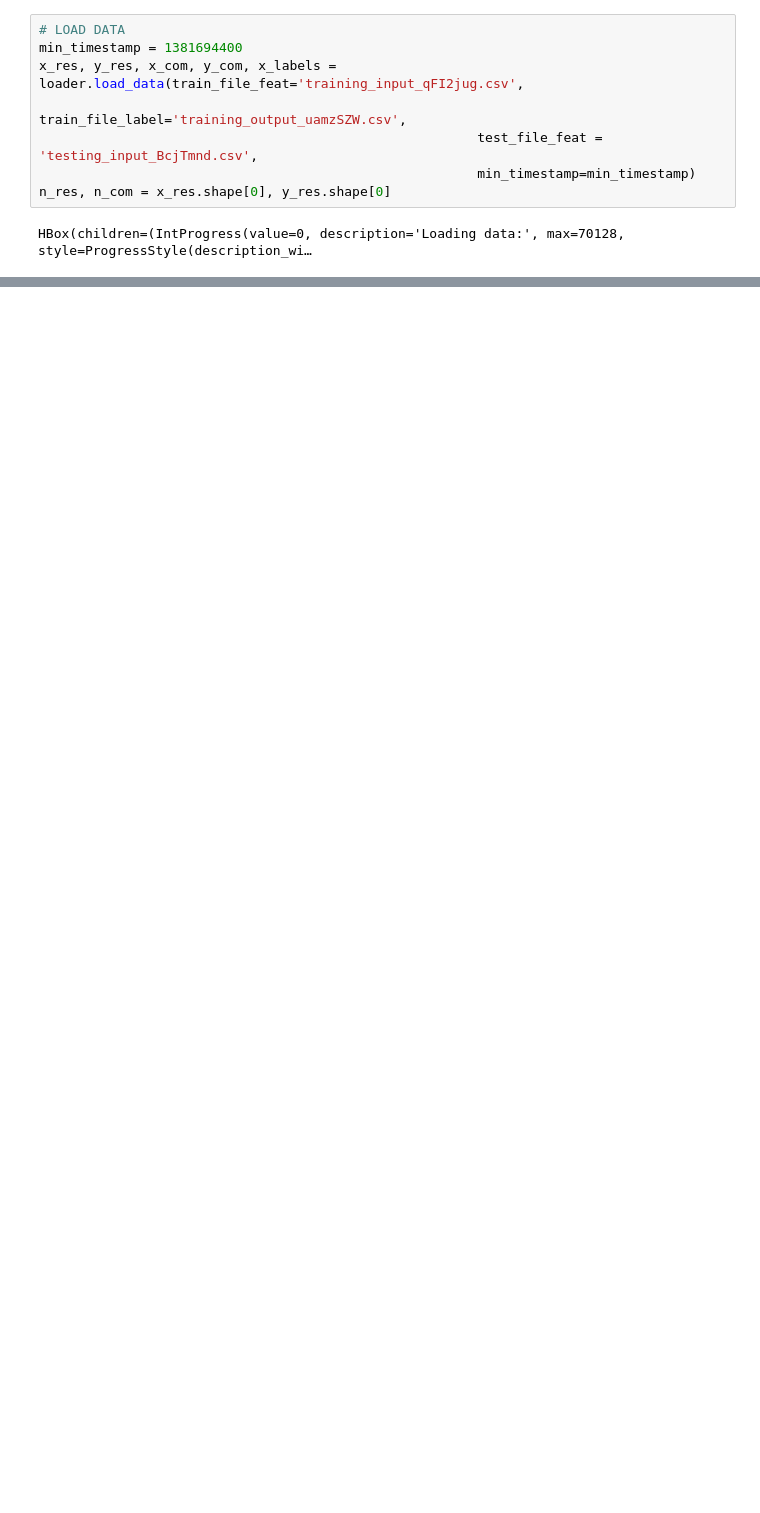
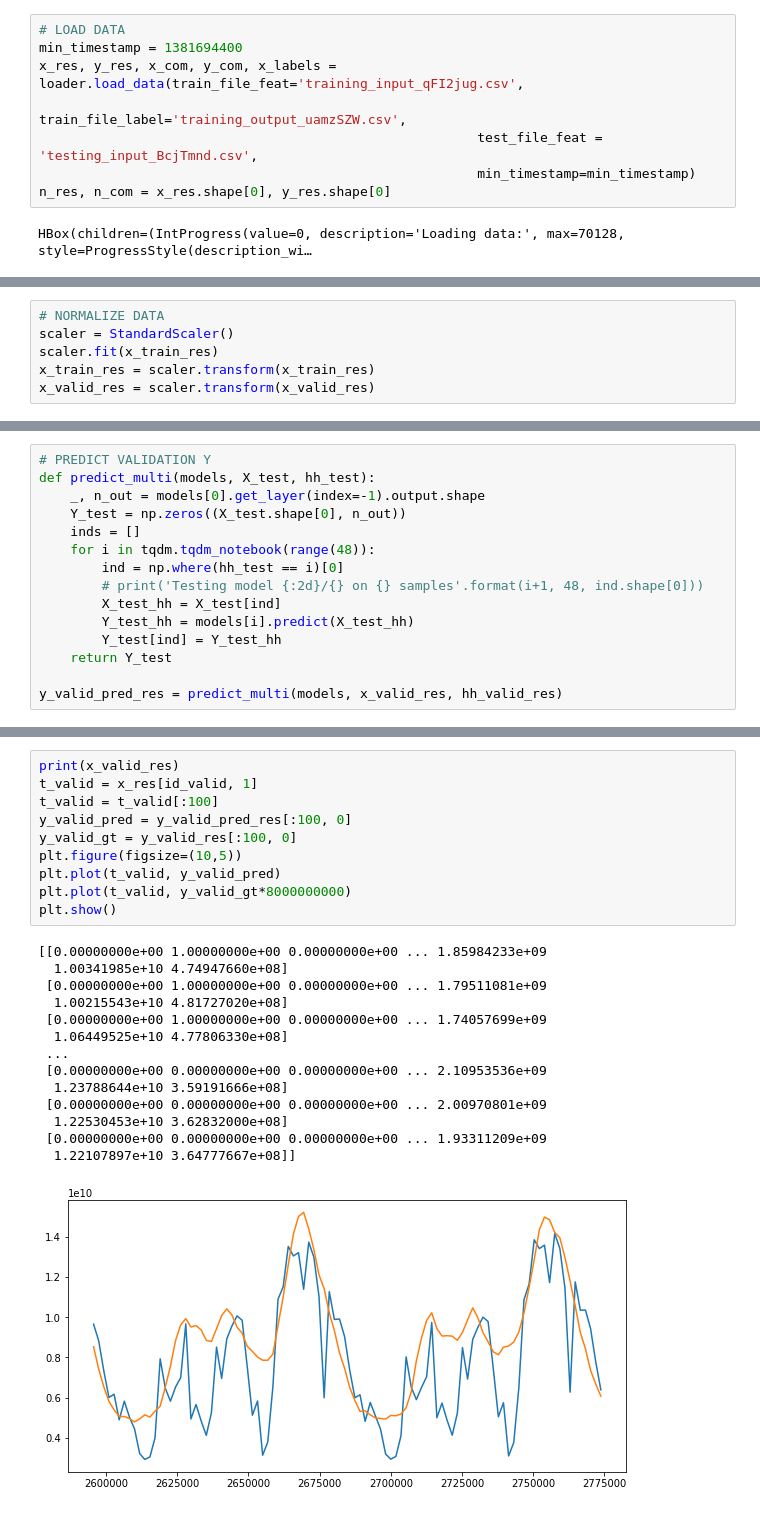
Before and after one commit to tangih/EnedisDataChallenge, a Jupyter notebook: main.ipynb, the cells around one changed output, grey strips where cells are left out. Saved outputs shown, nothing was run; the diff lists cells and outputs as text; blank space fills up the shorter version.

Commit message:
training + validation pipelines

```diff
--- a/main.ipynb
+++ b/main.ipynb
@@ -87,0 +120,6 @@ data.dayclass(x_res[0, 1], holidays)
+# %%
+# NORMALIZE DATA
+scaler = StandardScaler()
+scaler.fit(x_train_res)
+x_train_res = scaler.transform(x_train_res)
+x_valid_res = scaler.transform(x_valid_res)
@@ -87,0 +168,15 @@ data.dayclass(x_res[0, 1], holidays)
+# %%
+# PREDICT VALIDATION Y
+def predict_multi(models, X_test, hh_test):
+    _, n_out = models[0].get_layer(index=-1).output.shape
+    Y_test = np.zeros((X_test.shape[0], n_out))
+    inds = []
+    for i in tqdm.tqdm_notebook(range(48)):
+        ind = np.where(hh_test == i)[0]
+        # print('Testing model {:2d}/{} on {} samples'.format(i+1, 48, ind.shape[0]))
+        X_test_hh = X_test[ind]
+        Y_test_hh = models[i].predict(X_test_hh)
+        Y_test[ind] = Y_test_hh
+    return Y_test
+
+y_valid_pred_res = predict_multi(models, x_valid_res, hh_valid_res)
@@ -87,0 +185,25 @@ data.dayclass(x_res[0, 1], holidays)
+# %%
+print(x_valid_res)
+t_valid = x_res[id_valid, 1]
+t_valid = t_valid[:100]
+y_valid_pred = y_valid_pred_res[:100, 0]
+y_valid_gt = y_valid_res[:100, 0]
+plt.figure(figsize=(10,5))
+plt.plot(t_valid, y_valid_pred)
+plt.plot(t_valid, y_valid_gt*8000000000)
+plt.show()
+# %% [output]
+[[0.00000000e+00 1.00000000e+00 0.00000000e+00 ... 1.85984233e+09
+  1.00341985e+10 4.74947660e+08]
+ [0.00000000e+00 1.00000000e+00 0.00000000e+00 ... 1.79511081e+09
+  1.00215543e+10 4.81727020e+08]
+ [0.00000000e+00 1.00000000e+00 0.00000000e+00 ... 1.74057699e+09
+  1.06449525e+10 4.77806330e+08]
+ ...
+ [0.00000000e+00 0.00000000e+00 0.00000000e+00 ... 2.10953536e+09
+  1.23788644e+10 3.59191666e+08]
+ [0.00000000e+00 0.00000000e+00 0.00000000e+00 ... 2.00970801e+09
+  1.22530453e+10 3.62832000e+08]
+ [0.00000000e+00 0.00000000e+00 0.00000000e+00 ... 1.93311209e+09
+  1.22107897e+10 3.64777667e+08]]
+[figure, added]
```
Also changed, not shown: parts of 8 cells of this notebook, 1 other file.
